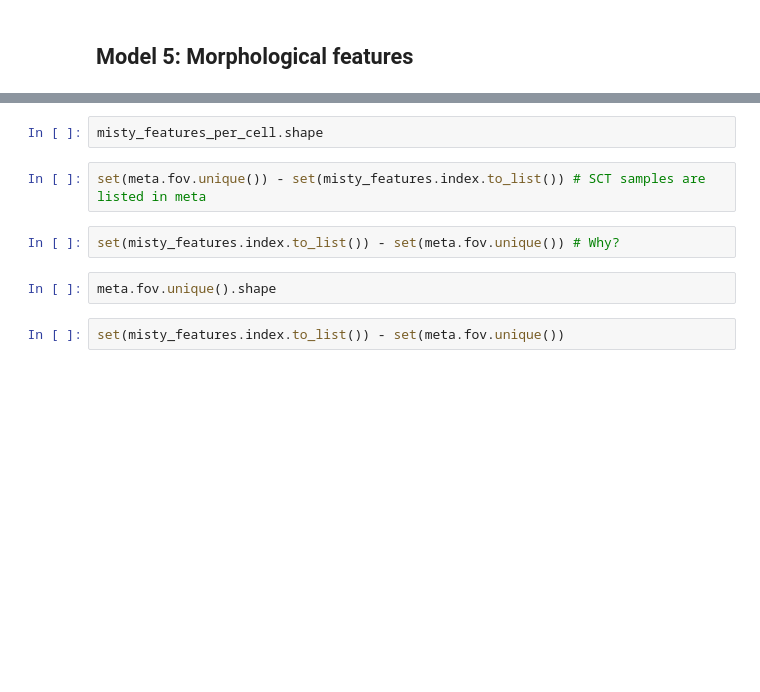
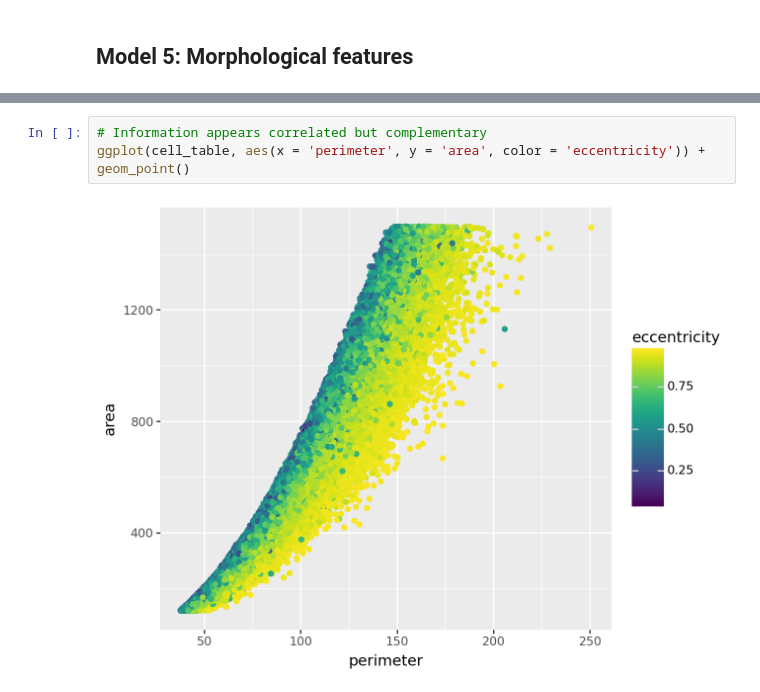
Before and after one commit to HartmannLab/MIBI-Analysis_Hamburg_CRC_TMA_2024, a Jupyter notebook: notebooks/spatial/StageXGB.ipynb, the cells around one changed output, grey strips where cells are left out. Cells and saved outputs as stored; diff of their text form; blank space fills up the shorter version.

```diff
--- a/notebooks/spatial/StageXGB.ipynb
+++ b/notebooks/spatial/StageXGB.ipynb
@@ -573,10 +573,5 @@ misty_features.shape
-# %%
-misty_features_per_cell.shape
-# %%
-set(meta.fov.unique()) - set(misty_features.index.to_list()) # SCT samples are listed in meta
-# %%
-set(misty_features.index.to_list()) - set(meta.fov.unique()) # Why?
-# %%
-meta.fov.unique().shape
-# %%
-set(misty_features.index.to_list()) - set(meta.fov.unique())
+# %%
+# Information appears correlated but complementary
+ggplot(cell_table, aes(x = 'perimeter', y = 'area', color = 'eccentricity')) + geom_point()
+# %% [output]
+[figure, added]
```
Also changed, not shown: parts of 39 cells of this notebook.
